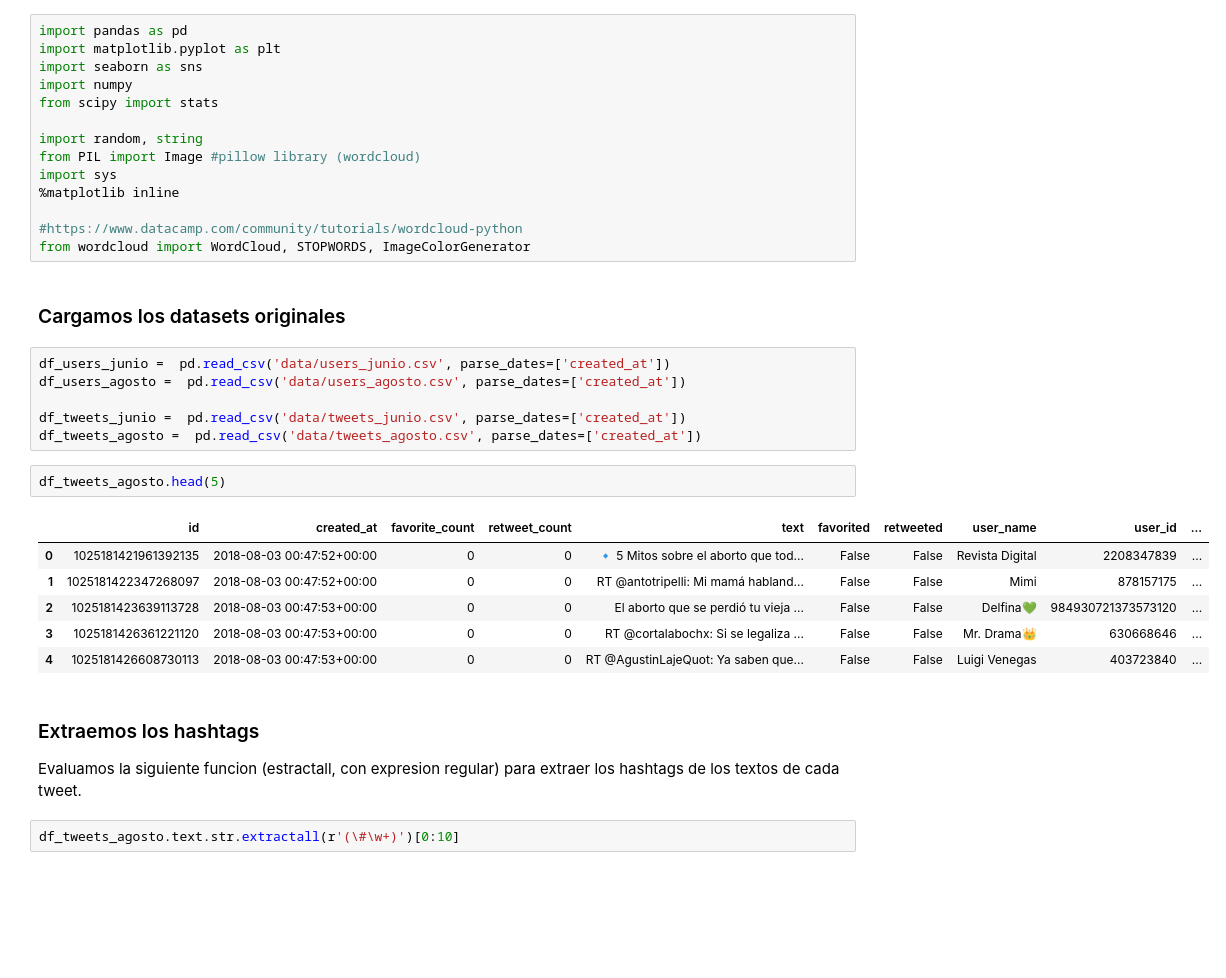
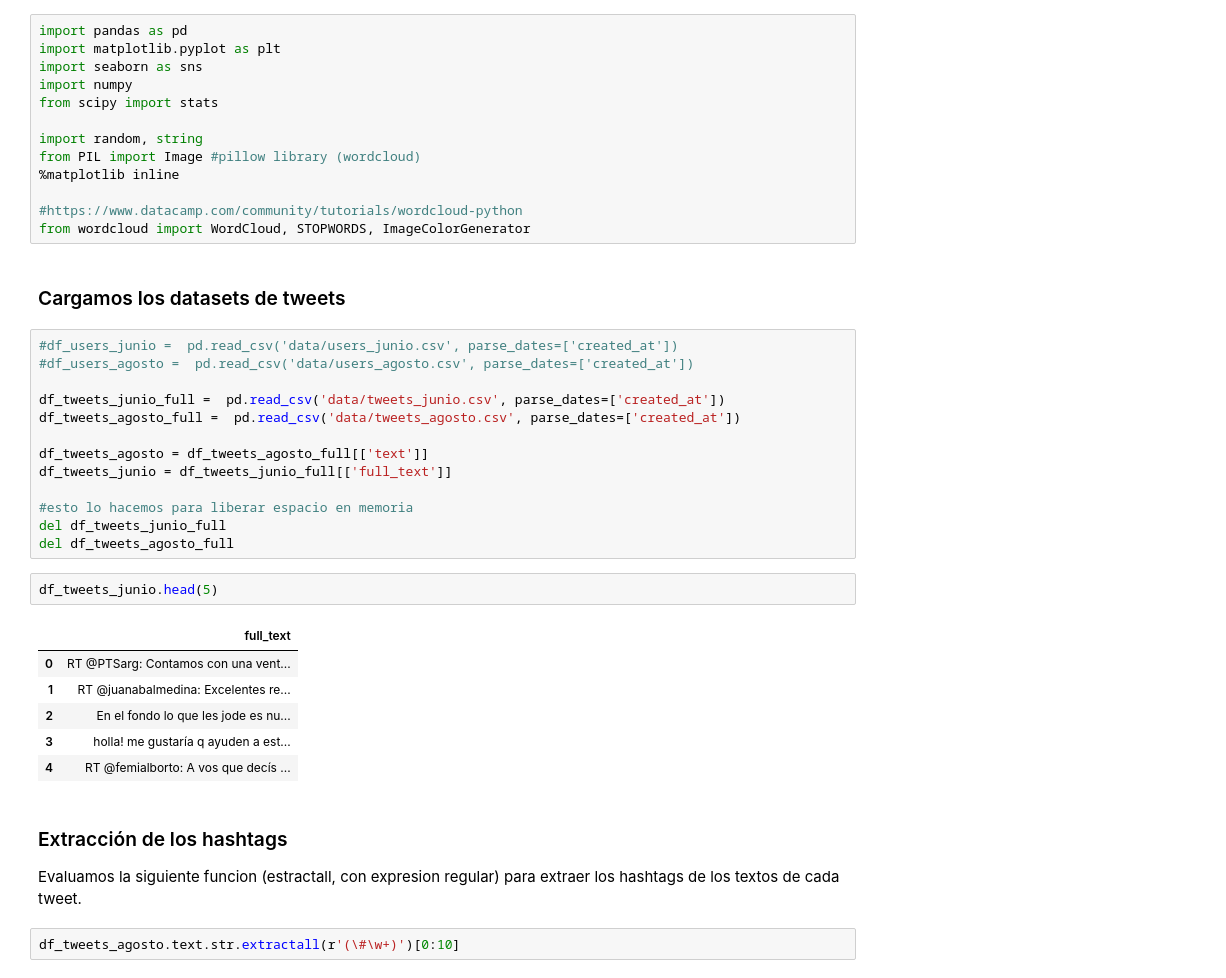
Before and after one commit to juan-analian/mentoria-diplodatos-2019, a Jupyter notebook: entrega_02.ipynb, the cells around one changed output. Drawn from its saved outputs; the diff is of its cells as text; blank space fills up the shorter version.

```diff
--- a/entrega_02.ipynb
+++ b/entrega_02.ipynb
@@ -15,30 +32,36 @@ from scipy import stats
 
 import random, string
 from PIL import Image #pillow library (wordcloud)
-import sys
 %matplotlib inline
 
 #https://www.datacamp.com/community/tutorials/wordcloud-python
 from wordcloud import WordCloud, STOPWORDS, ImageColorGenerator
 # %% [markdown]
-### Cargamos los datasets originales
+### Cargamos los datasets de tweets
 # %%
-df_users_junio =  pd.read_csv('data/users_junio.csv', parse_dates=['created_at'])
-df_users_agosto =  pd.read_csv('data/users_agosto.csv', parse_dates=['created_at'])
+#df_users_junio =  pd.read_csv('data/users_junio.csv', parse_dates=['created_at'])
+#df_users_agosto =  pd.read_csv('data/users_agosto.csv', parse_dates=['created_at'])
 
-df_tweets_junio =  pd.read_csv('data/tweets_junio.csv', parse_dates=['created_at'])
-df_tweets_agosto =  pd.read_csv('data/tweets_agosto.csv', parse_dates=['created_at'])
+df_tweets_junio_full =  pd.read_csv('data/tweets_junio.csv', parse_dates=['created_at'])
+df_tweets_agosto_full =  pd.read_csv('data/tweets_agosto.csv', parse_dates=['created_at'])
+
+df_tweets_agosto = df_tweets_agosto_full[['text']]
+df_tweets_junio = df_tweets_junio_full[['full_text']]
+
+#esto lo hacemos para liberar espacio en memoria
+del df_tweets_junio_full
+del df_tweets_agosto_full
 # %%
-df_tweets_agosto.head(5)
+df_tweets_junio.head(5)
 # %% [output]
-|  | id | created_at | favorite_count | retweet_count | text | favorited | retweeted | user_name | user_id | ... |
-| 0 | 1025181421961392135 | 2018-08-03 00:47:52+00:00 | 0 | 0 | 🔹 5 Mitos sobre el aborto que tod... | False | False | Revista Digital | 2208347839 | ... |
-| 1 | 1025181422347268097 | 2018-08-03 00:47:52+00:00 | 0 | 0 | RT @antotripelli: Mi mamá habland... | False | False | Mimi | 878157175 | ... |
-| 2 | 1025181423639113728 | 2018-08-03 00:47:53+00:00 | 0 | 0 | El aborto que se perdió tu vieja ... | False | False | Delfina💚 | 984930721373573120 | ... |
-| 3 | 1025181426361221120 | 2018-08-03 00:47:53+00:00 | 0 | 0 | RT @cortalabochx: Si se legaliza ... | False | False | Mr. Drama👑 | 630668646 | ... |
-| 4 | 1025181426608730113 | 2018-08-03 00:47:53+00:00 | 0 | 0 | RT @AgustinLajeQuot: Ya saben que... | False | False | Luigi Venegas | 403723840 | ... |
+|  | full_text |
+| 0 | RT @PTSarg: Contamos con una vent... |
+| 1 | RT @juanabalmedina: Excelentes re... |
+| 2 | En el fondo lo que les jode es nu... |
+| 3 | holla! me gustaría q ayuden a est... |
+| 4 | RT @femialborto: A vos que decís ... |
 # %% [markdown]
-### Extraemos los hashtags
+### Extracción de los hashtags
 Evaluamos la siguiente funcion (estractall, con expresion regular) para extraer los hashtags de los textos de cada tweet.
 # %%
 df_tweets_agosto.text.str.extractall(r'(\#\w+)')[0:10]
```
Also changed, not shown: parts of 63 cells of this notebook, 2 other files.
